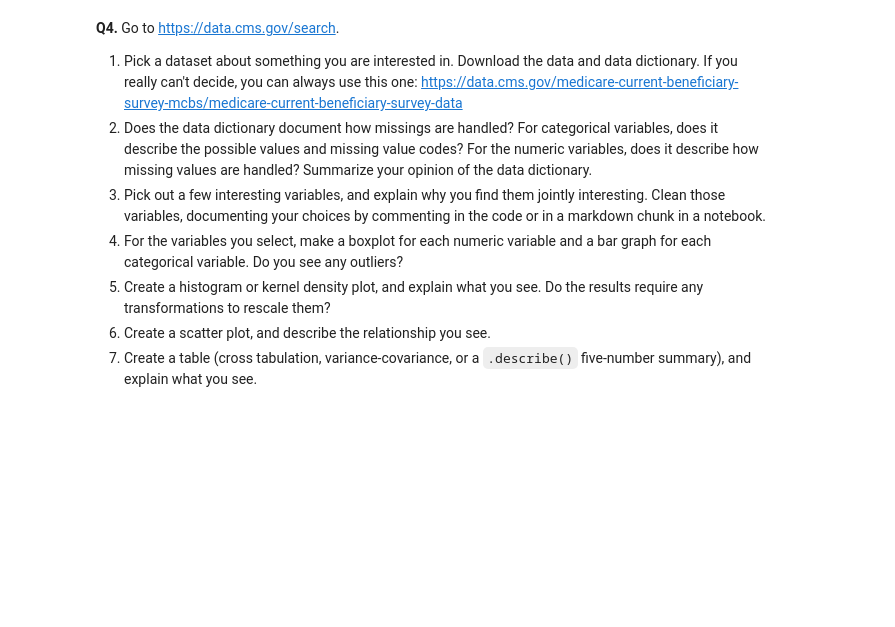
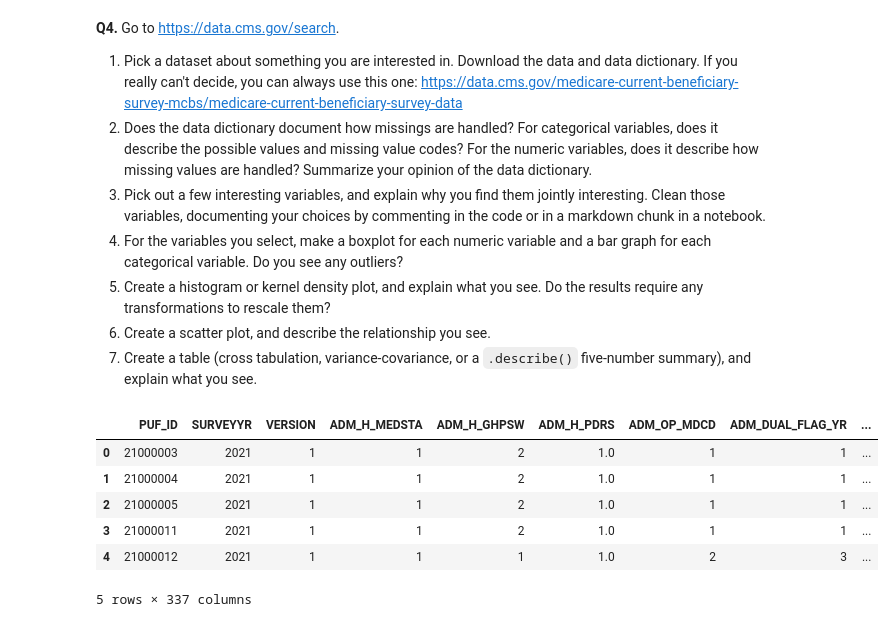
Before and after one commit to herinseo/visualization, a Jupyter notebook: assignment/assignment.ipynb, the cells around one changed output. Cells and saved outputs as stored; diff of their text form; code cells hidden in the pictures; blank space fills up the shorter version.

```diff
--- a/assignment/assignment.ipynb
+++ b/assignment/assignment.ipynb
@@ -248,3 +248,13 @@ For some context, the Federal government ultimately spent about $4.4 trillion in
 8. Create a table (cross tabulation, variance-covariance, or a `.describe()` five-number summary), and explain what you see.
 # %%
 # 1
+df_4 = pd.read_csv('./data/sfpuf2021_1_fall.csv', low_memory=False)
+df_4.head()
+# %% [output]
+|  | PUF_ID | SURVEYYR | VERSION | ADM_H_MEDSTA | ADM_H_GHPSW | ADM_H_PDRS | ADM_OP_MDCD | ADM_DUAL_FLAG_YR | ... |
+| 0 | 21000003 | 2021 | 1 | 1 | 2 | 1.0 | 1 | 1 | ... |
+| 1 | 21000004 | 2021 | 1 | 1 | 2 | 1.0 | 1 | 1 | ... |
+| 2 | 21000005 | 2021 | 1 | 1 | 2 | 1.0 | 1 | 1 | ... |
+| 3 | 21000011 | 2021 | 1 | 1 | 2 | 1.0 | 1 | 1 | ... |
+| 4 | 21000012 | 2021 | 1 | 1 | 1 | 1.0 | 2 | 3 | ... |
+5 rows × 337 columns
```
Also changed, not shown: parts of 7 cells of this notebook, 2 other files.
